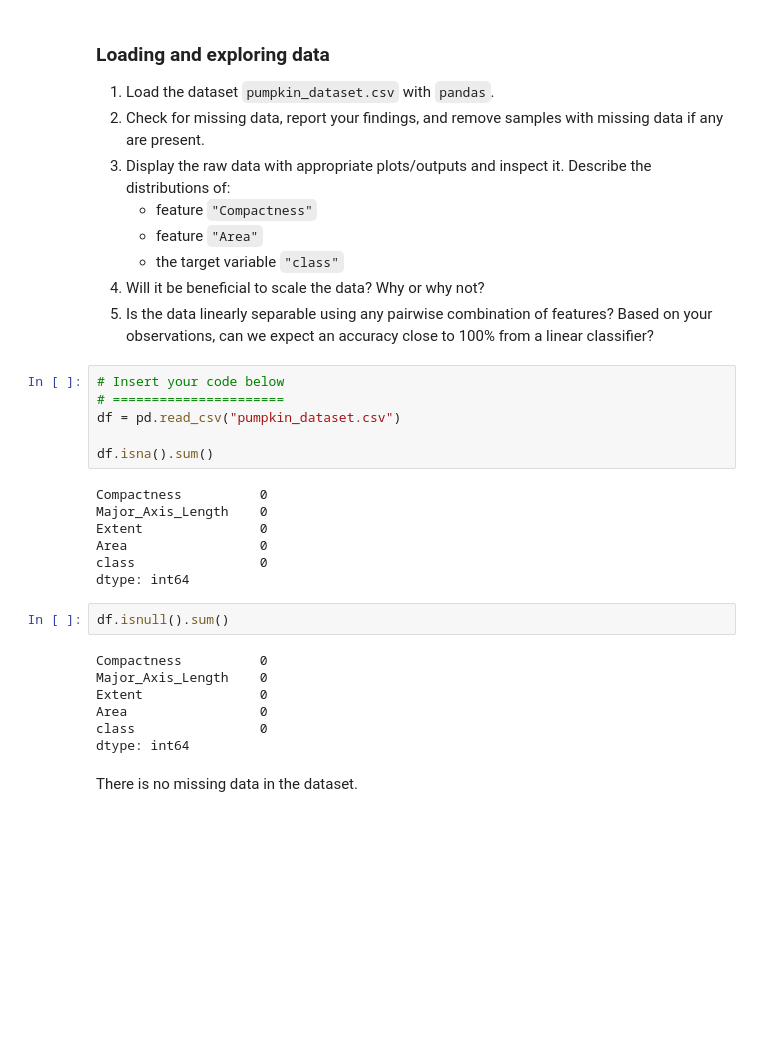
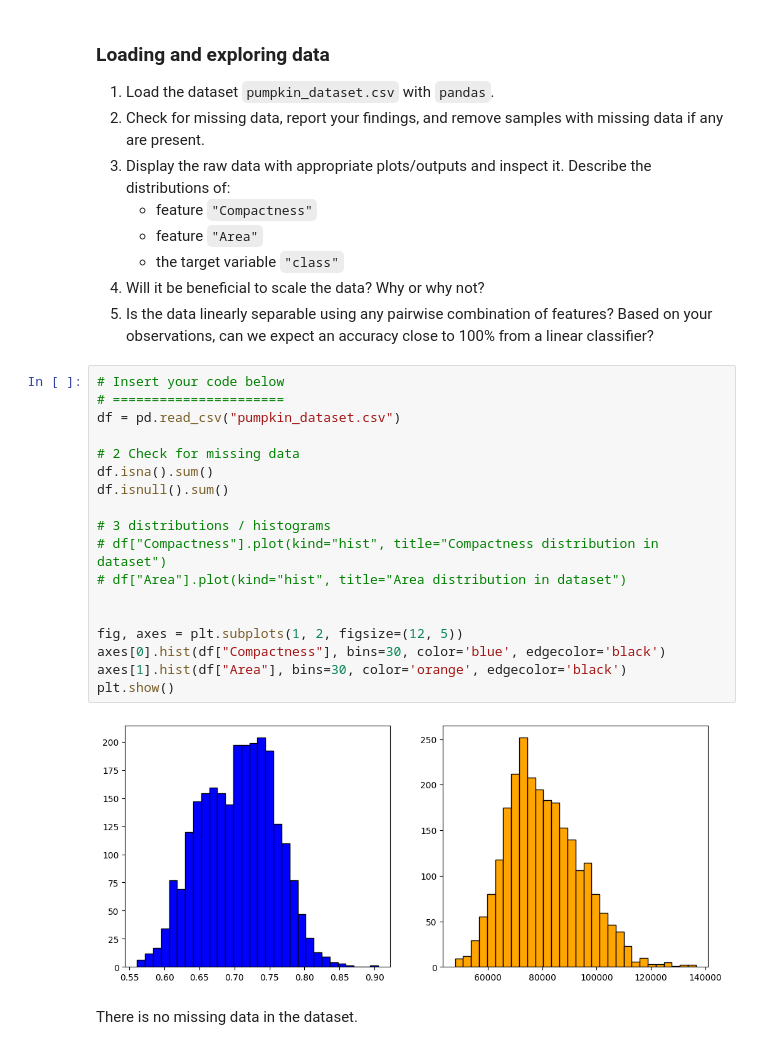
Before and after one commit to JohannesStandal/DAT200, a Jupyter notebook: CA2/CA2_DAT200_26H.ipynb, the cells around one changed output. Saved outputs shown, nothing was run; the diff lists cells and outputs as text; blank space fills up the shorter version.

Commit message:
Histograms

```diff
--- a/CA2/CA2_DAT200_26H.ipynb
+++ b/CA2/CA2_DAT200_26H.ipynb
@@ -64,25 +64,23 @@ import matplotlib.pyplot as plt
 # %%
 # Insert your code below
 # ======================
 df = pd.read_csv("pumpkin_dataset.csv")
 
+# 2 Check for missing data
 df.isna().sum()
+df.isnull().sum()
+
+# 3 distributions / histograms
+# df["Compactness"].plot(kind="hist", title="Compactness distribution in dataset")
+# df["Area"].plot(kind="hist", title="Area distribution in dataset")
+
+
+fig, axes = plt.subplots(1, 2, figsize=(12, 5))
+axes[0].hist(df["Compactness"], bins=30, color='blue', edgecolor='black')
+axes[1].hist(df["Area"], bins=30, color='orange', edgecolor='black')
+plt.show()
 # %% [output]
-Compactness          0
-Major_Axis_Length    0
-Extent               0
-Area                 0
-class                0
-dtype: int64
+[figure, added]
-# %%
-df.isnull().sum()
-# %% [output]
-Compactness          0
-Major_Axis_Length    0
-Extent               0
-Area                 0
-class                0
-dtype: int64
 # %% [markdown]
 There is no missing data in the dataset.
 # %%
```
Also changed, not shown: parts of 1 cell of this notebook.
